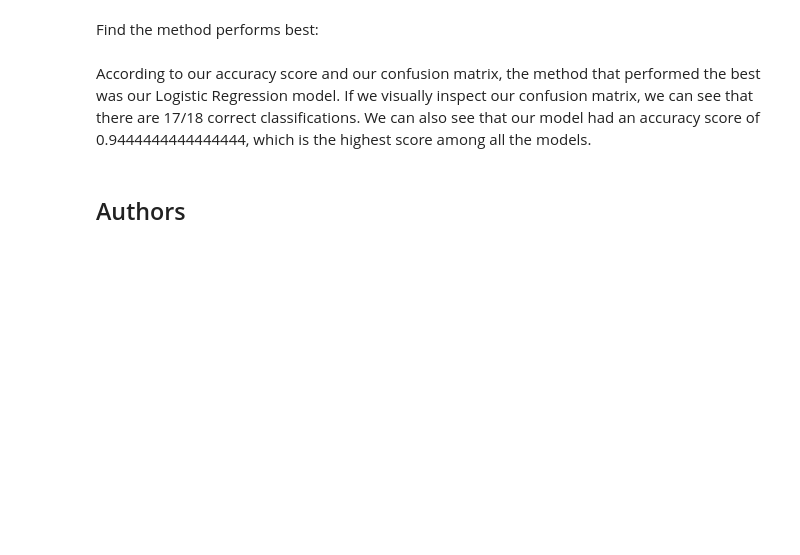
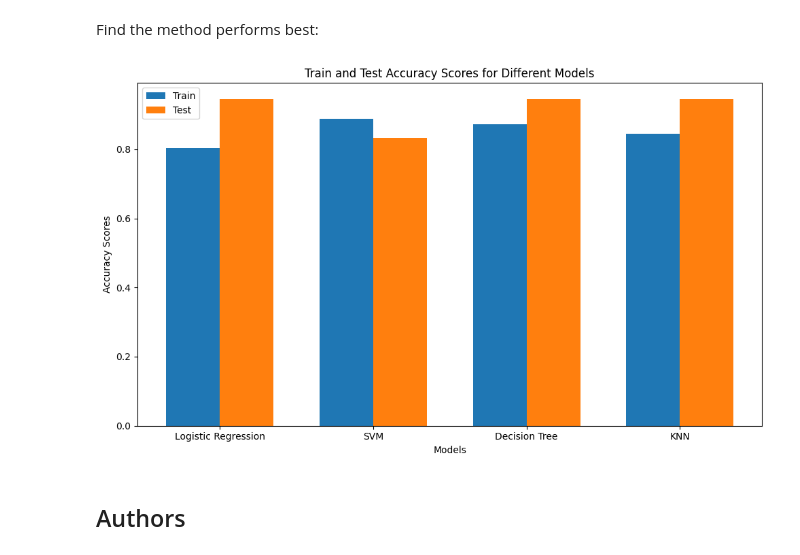
Before and after one commit to dfern90/ibm-capstone, a Jupyter notebook: jupyter_labs_module_4_SpaceX_Machine_Learning_Prediction_Part_5.jupyterlite.ipynb, the cells around one changed output. Saved outputs shown, nothing was run; the diff lists cells and outputs as text; code cells hidden in the pictures; blank space fills up the shorter version.

```diff
--- a/jupyter_labs_module_4_SpaceX_Machine_Learning_Prediction_Part_5.jupyterlite.ipynb
+++ b/jupyter_labs_module_4_SpaceX_Machine_Learning_Prediction_Part_5.jupyterlite.ipynb
@@ -274,4 +278,5 @@ GridSearchCV(cv=10, estimator=DecisionTreeClassifier(),
 # %%
 print("tuned hpyerparameters :(best parameters) ",tree_cv.best_params_)
 print("accuracy :",tree_cv.best_score_)
+tree_train = tree_cv.best_score_
 # %% [output]
@@ -287,0 +289,3 @@ tree_cv.score(X_train, Y_train)
+# %%
+tree_test = tree_cv.score(X_test, Y_test)
+tree_cv.score(X_test, Y_test)
@@ -313,6 +319,7 @@ GridSearchCV(cv=10, estimator=KNeighborsClassifier(),
 # %%
 print("tuned hpyerparameters :(best parameters) ",knn_cv.best_params_)
 print("accuracy :",knn_cv.best_score_)
+knn_train = knn_cv.best_score_
 # %% [output]
 tuned hpyerparameters :(best parameters)  {'algorithm': 'auto', 'n_neighbors': 6, 'p': 1}
 accuracy : 0.8446428571428569
@@ -326,0 +330,3 @@ knn_cv.score(X_train, Y_train)
+# %%
+knn_test = knn_cv.score(X_test, Y_test)
+knn_cv.score(X_test, Y_test)
@@ -335,8 +343,30 @@ plot_confusion_matrix(Y_test,yhat)
 ## TASK  12
 # %% [markdown]
 Find the method performs best:
-# %% [markdown]
-According to our accuracy score and our confusion matrix, the method that performed the best was our Logistic Regression model. If we visually inspect our confusion matrix, we can see that there are 17/18 correct classifications. We can also see that our model had an accuracy score of 0.9444444444444444, which is the highest score among all the models.
+# %%
+models = ['Logistic Regression', 'SVM', 'Decision Tree', 'KNN']
+
+train_scores = [logreg_train, svm_train, tree_train, knn_train]
+test_scores = [logreg_test, svm_test, tree_test, knn_test]
+
+fig, ax = plt.subplots(figsize=(10, 6))
+
+bar_width = 0.35
+index = range(len(models))
+
+bar1 = plt.bar(index, train_scores, bar_width, label='Train')
+bar2 = plt.bar([i + bar_width for i in index], test_scores, bar_width, label='Test')
+
+plt.xlabel('Models')
+plt.ylabel('Accuracy Scores')
+plt.title('Train and Test Accuracy Scores for Different Models')
+plt.xticks([i + bar_width / 2 for i in index], models)
+plt.legend()
+
+plt.tight_layout()
+plt.show()
+# %% [output]
+[figure, added]
 # %% [markdown]
 ## Authors
 # %% [markdown]
```
Also changed, not shown: parts of 11 cells of this notebook.
